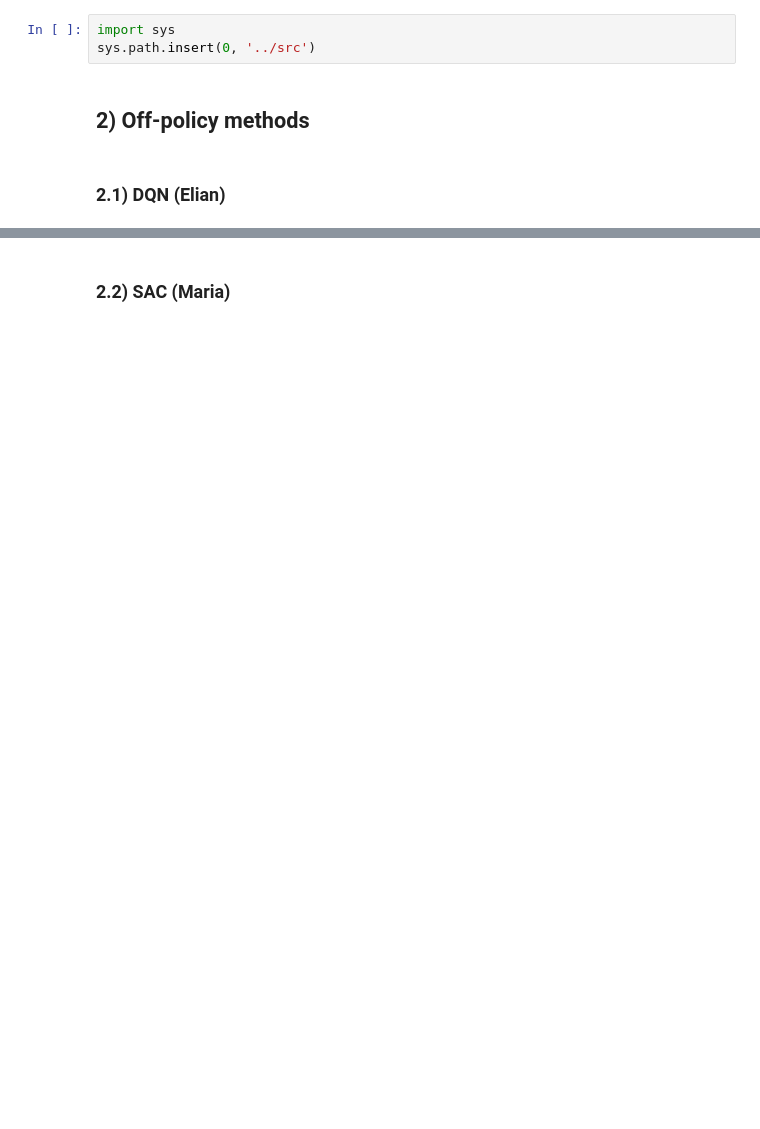
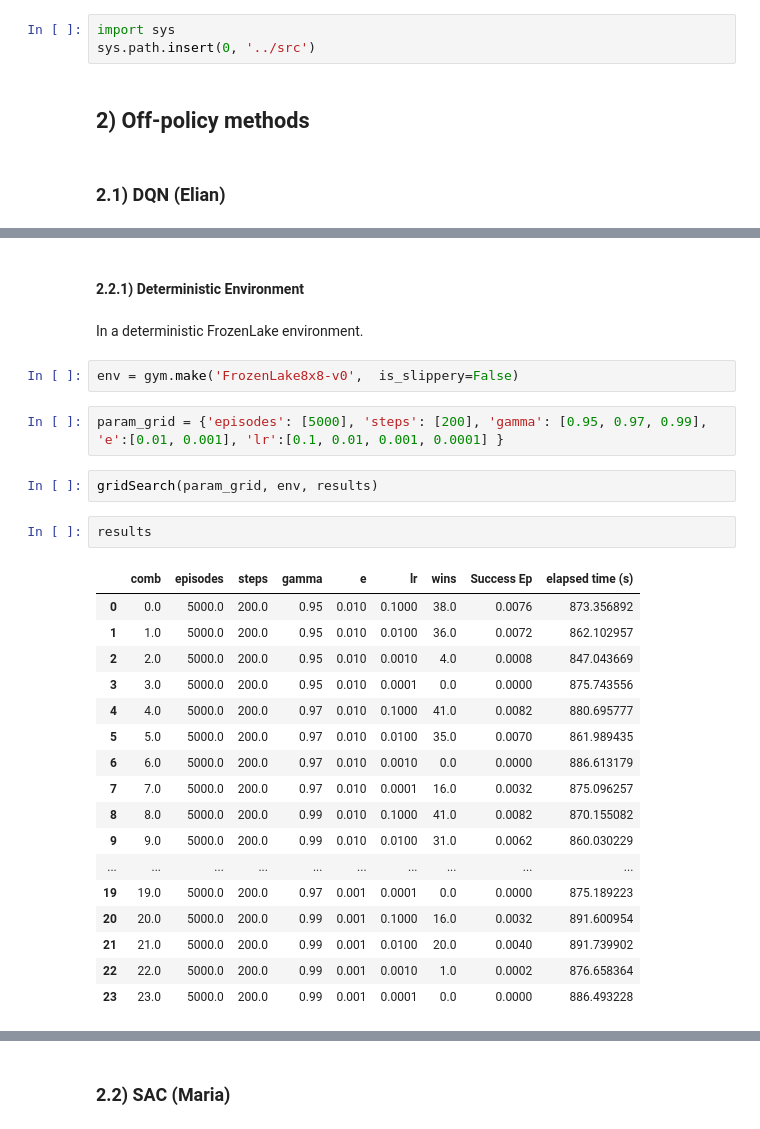
Before and after one commit to thurbridi/mo436-project-1, a Jupyter notebook: notebooks/project_2.ipynb, the cells around one changed output, grey strips where cells are left out. Drawn from its saved outputs; the diff is of its cells as text; blank space fills up the shorter version.

```diff
--- a/notebooks/project_2.ipynb
+++ b/notebooks/project_2.ipynb
@@ -34,0 +105,30 @@ sys.path.insert(0, '../src')
+# %% [markdown]
+#### 2.2.1) Deterministic Environment
+# %% [markdown]
+In a deterministic FrozenLake environment.
+# %%
+env = gym.make('FrozenLake8x8-v0',  is_slippery=False)
+# %%
+param_grid = {'episodes': [5000], 'steps': [200], 'gamma': [0.95, 0.97, 0.99], 'e':[0.01, 0.001], 'lr':[0.1, 0.01, 0.001, 0.0001] }
+# %%
+gridSearch(param_grid, env, results)
+# %%
+results
+# %% [output]
+|  | comb | episodes | steps | gamma | e | lr | wins | Success Ep | elapsed time (s) |
+| 0 | 0.0 | 5000.0 | 200.0 | 0.95 | 0.010 | 0.1000 | 38.0 | 0.0076 | 873.356892 |
+| 1 | 1.0 | 5000.0 | 200.0 | 0.95 | 0.010 | 0.0100 | 36.0 | 0.0072 | 862.102957 |
+| 2 | 2.0 | 5000.0 | 200.0 | 0.95 | 0.010 | 0.0010 | 4.0 | 0.0008 | 847.043669 |
+| 3 | 3.0 | 5000.0 | 200.0 | 0.95 | 0.010 | 0.0001 | 0.0 | 0.0000 | 875.743556 |
+| 4 | 4.0 | 5000.0 | 200.0 | 0.97 | 0.010 | 0.1000 | 41.0 | 0.0082 | 880.695777 |
+| 5 | 5.0 | 5000.0 | 200.0 | 0.97 | 0.010 | 0.0100 | 35.0 | 0.0070 | 861.989435 |
+| 6 | 6.0 | 5000.0 | 200.0 | 0.97 | 0.010 | 0.0010 | 0.0 | 0.0000 | 886.613179 |
+| 7 | 7.0 | 5000.0 | 200.0 | 0.97 | 0.010 | 0.0001 | 16.0 | 0.0032 | 875.096257 |
+| 8 | 8.0 | 5000.0 | 200.0 | 0.99 | 0.010 | 0.1000 | 41.0 | 0.0082 | 870.155082 |
+| 9 | 9.0 | 5000.0 | 200.0 | 0.99 | 0.010 | 0.0100 | 31.0 | 0.0062 | 860.030229 |
+| ... | ... | ... | ... | ... | ... | ... | ... | ... | ... |
+| 19 | 19.0 | 5000.0 | 200.0 | 0.97 | 0.001 | 0.0001 | 0.0 | 0.0000 | 875.189223 |
+| 20 | 20.0 | 5000.0 | 200.0 | 0.99 | 0.001 | 0.1000 | 16.0 | 0.0032 | 891.600954 |
+| 21 | 21.0 | 5000.0 | 200.0 | 0.99 | 0.001 | 0.0100 | 20.0 | 0.0040 | 891.739902 |
+| 22 | 22.0 | 5000.0 | 200.0 | 0.99 | 0.001 | 0.0010 | 1.0 | 0.0002 | 876.658364 |
+| 23 | 23.0 | 5000.0 | 200.0 | 0.99 | 0.001 | 0.0001 | 0.0 | 0.0000 | 886.493228 |
```
Also changed, not shown: parts of 63 cells of this notebook.
